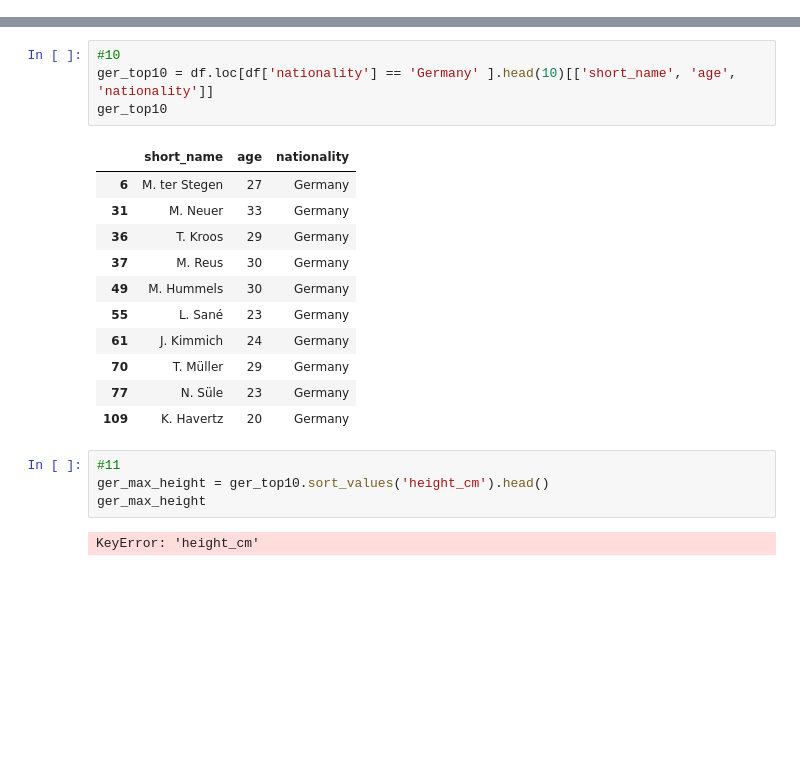
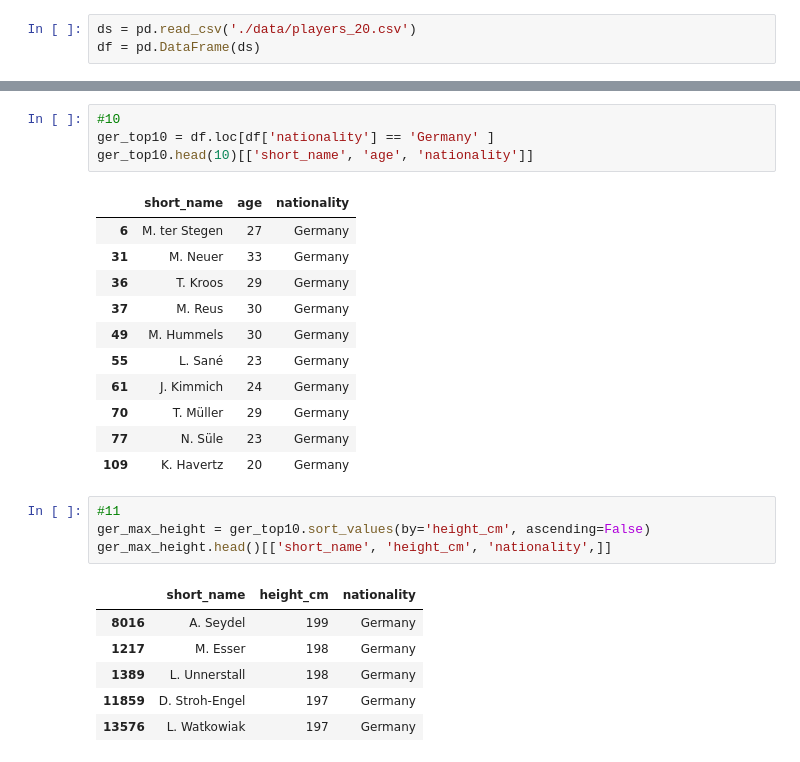
Before and after one commit to mphelps1978/JumpPlus_Fifa_Data_Analysis, a Jupyter notebook: JumpPlus_FIFA_Data.ipynb, the cells around one changed output, grey strips where cells are left out. Drawn from its saved outputs; the diff is of its cells as text; blank space fills up the shorter version.

```diff
--- a/JumpPlus_FIFA_Data.ipynb
+++ b/JumpPlus_FIFA_Data.ipynb
@@ -7,6 +5,9 @@ pd.set_option('display.max_columns', None )
 pd.set_option('display.max_rows', None )
 pd.set_option('display.width', None)
 pd.set_option('display.max_colwidth', None)
+# %%
+ds = pd.read_csv('./data/players_20.csv')
+df = pd.DataFrame(ds)
 # %%
 # Req. 1 - Show top 5 records
 df.head()
@@ -129,8 +130,8 @@ highest_salaries.plot.bar(x='short_name', color='red')
 [figure]
 # %%
 #10
-ger_top10 = df.loc[df['nationality'] == 'Germany' ].head(10)[['short_name', 'age', 'nationality']]
-ger_top10
+ger_top10 = df.loc[df['nationality'] == 'Germany' ]
+ger_top10.head(10)[['short_name', 'age', 'nationality']]
 # %% [output]
 |  | short_name | age | nationality |
 | 6 | M. ter Stegen | 27 | Germany |
@@ -145,7 +146,12 @@ ger_top10
 | 109 | K. Havertz | 20 | Germany |
 # %%
 #11
-ger_max_height = ger_top10.sort_values('height_cm').head()
-ger_max_height
+ger_max_height = ger_top10.sort_values(by='height_cm', ascending=False)
+ger_max_height.head()[['short_name', 'height_cm', 'nationality',]]
 # %% [output]
-KeyError: 'height_cm'
+|  | short_name | height_cm | nationality |
+| 8016 | A. Seydel | 199 | Germany |
+| 1217 | M. Esser | 198 | Germany |
+| 1389 | L. Unnerstall | 198 | Germany |
+| 11859 | D. Stroh-Engel | 197 | Germany |
+| 13576 | L. Watkowiak | 197 | Germany |
```
Also changed, not shown: parts of 2 cells of this notebook.
